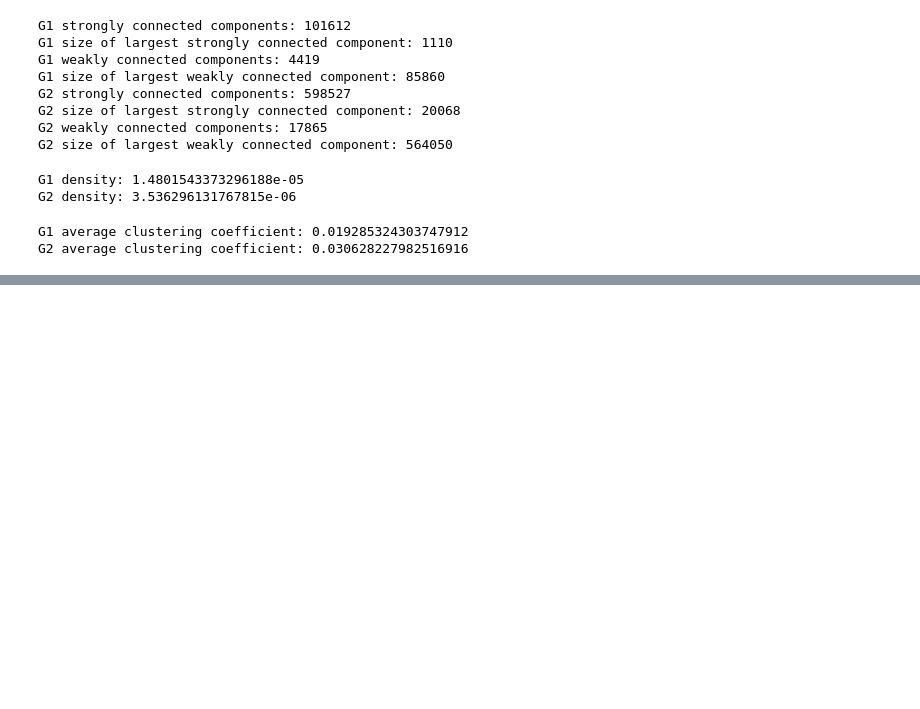
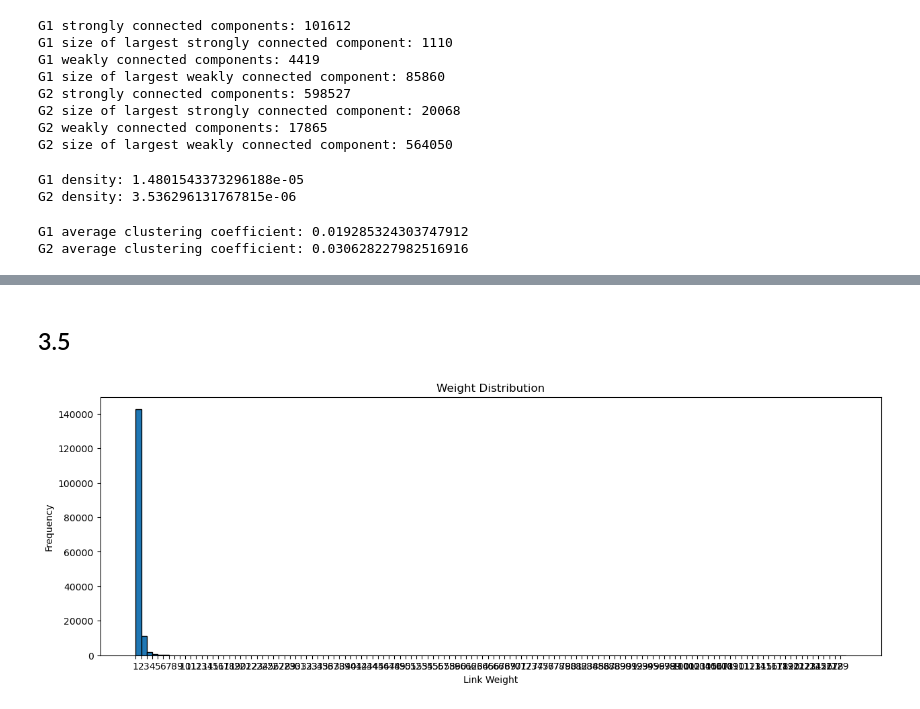
Before and after one commit to Donson123/SNACKS2, a Jupyter notebook: Snacs2.ipynb, the cells around one changed output, grey strips where cells are left out. Saved outputs shown, nothing was run; the diff lists cells and outputs as text; code cells hidden in the pictures; blank space fills up the shorter version.

```diff
--- a/Snacs2.ipynb
+++ b/Snacs2.ipynb
@@ -145,0 +234,15 @@ UnboundLocalError: local variable 'total_distance' referenced before assignment
+# %% [markdown]
+## 3.5
+# %%
+link_weights = [data['weight'] for _, _, data in G1.edges(data=True) if 'weight' in data]
+link_weights_series = pd.Series(link_weights)
+
+plt.figure(figsize=(15, 5))
+plt.hist(link_weights_series, bins=range(int(min(link_weights)), int(max(link_weights)) + 2), edgecolor='black')
+plt.xlabel('Link Weight')
+plt.ylabel('Frequency')
+plt.title('Weight Distribution')
+plt.xticks(range(int(min(link_weights)), int(max(link_weights)) + 1))
+plt.show()
+# %% [output]
+[figure, added]
```
Also changed, not shown: parts of 7 cells of this notebook.
